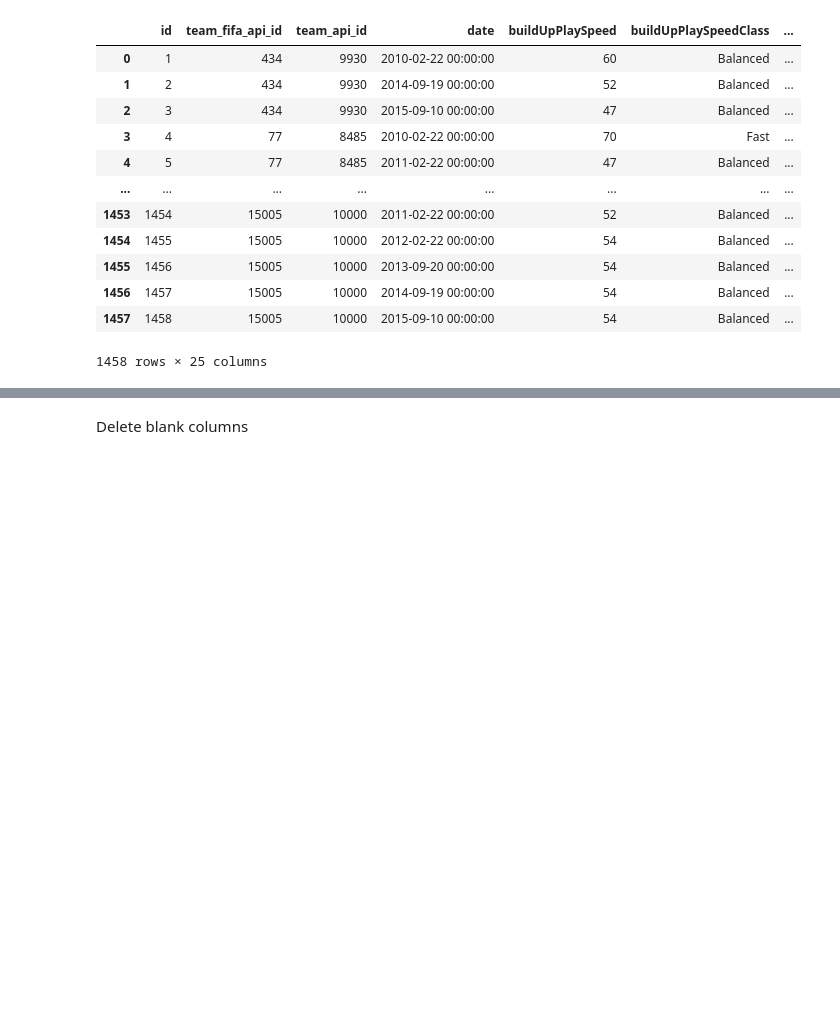
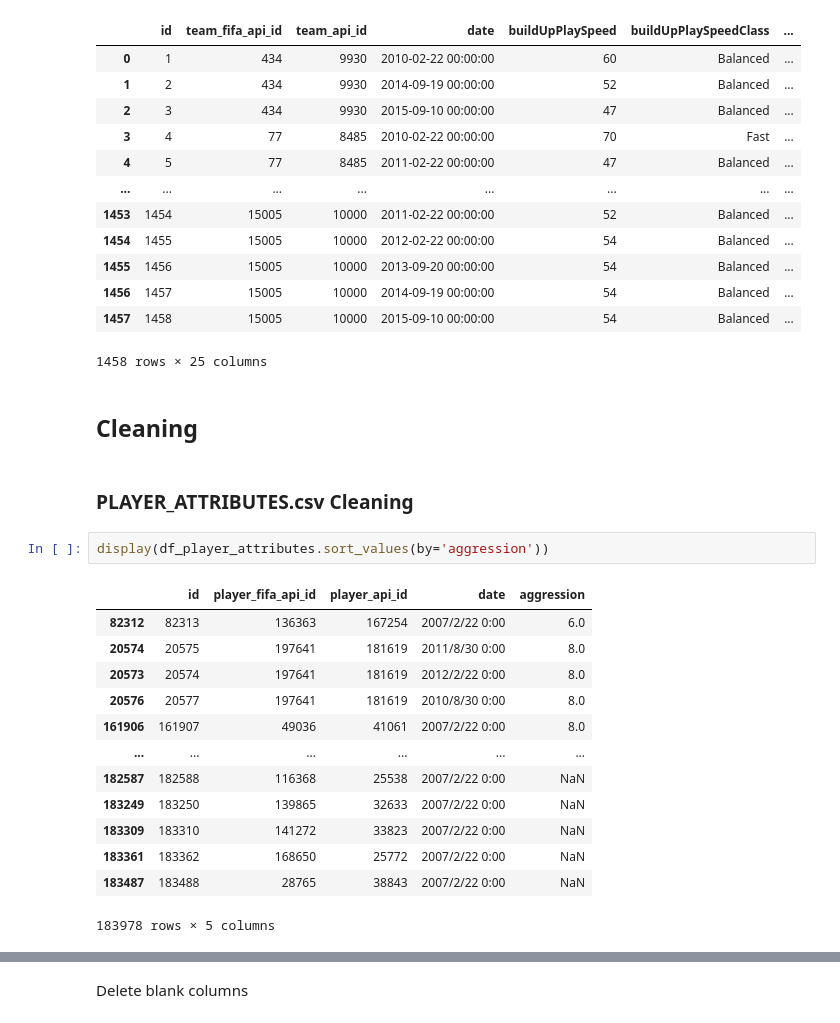
Before and after one commit to Brian-W-Li/datathon2025Feb, a Jupyter notebook: aggression.ipynb, the cells around one changed output, grey strips where cells are left out. Drawn from its saved outputs; the diff is of its cells as text; blank space fills up the shorter version.

```diff
--- a/aggression.ipynb
+++ b/aggression.ipynb
@@ -172,3 +173,23 @@ display(df_team_attributes)
 | 1456 | 1457 | 15005 | 10000 | 2014-09-19 00:00:00 | 54 | Balanced | ... |
 | 1457 | 1458 | 15005 | 10000 | 2015-09-10 00:00:00 | 54 | Balanced | ... |
 1458 rows × 25 columns
+# %% [markdown]
+## Cleaning
+# %% [markdown]
+### PLAYER_ATTRIBUTES.csv Cleaning
+# %%
+display(df_player_attributes.sort_values(by='aggression'))
+# %% [output]
+|  | id | player_fifa_api_id | player_api_id | date | aggression |
+| 82312 | 82313 | 136363 | 167254 | 2007/2/22 0:00 | 6.0 |
+| 20574 | 20575 | 197641 | 181619 | 2011/8/30 0:00 | 8.0 |
+| 20573 | 20574 | 197641 | 181619 | 2012/2/22 0:00 | 8.0 |
+| 20576 | 20577 | 197641 | 181619 | 2010/8/30 0:00 | 8.0 |
+| 161906 | 161907 | 49036 | 41061 | 2007/2/22 0:00 | 8.0 |
+| ... | ... | ... | ... | ... | ... |
+| 182587 | 182588 | 116368 | 25538 | 2007/2/22 0:00 | NaN |
+| 183249 | 183250 | 139865 | 32633 | 2007/2/22 0:00 | NaN |
+| 183309 | 183310 | 141272 | 33823 | 2007/2/22 0:00 | NaN |
+| 183361 | 183362 | 168650 | 25772 | 2007/2/22 0:00 | NaN |
+| 183487 | 183488 | 28765 | 38843 | 2007/2/22 0:00 | NaN |
+183978 rows × 5 columns
```
Also changed, not shown: parts of 14 cells of this notebook.
